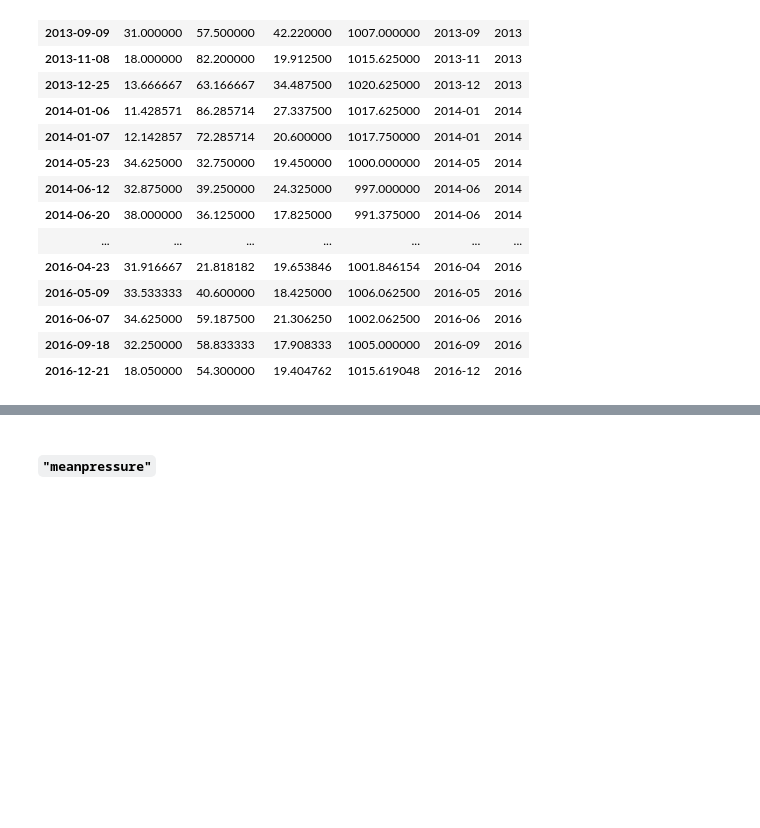
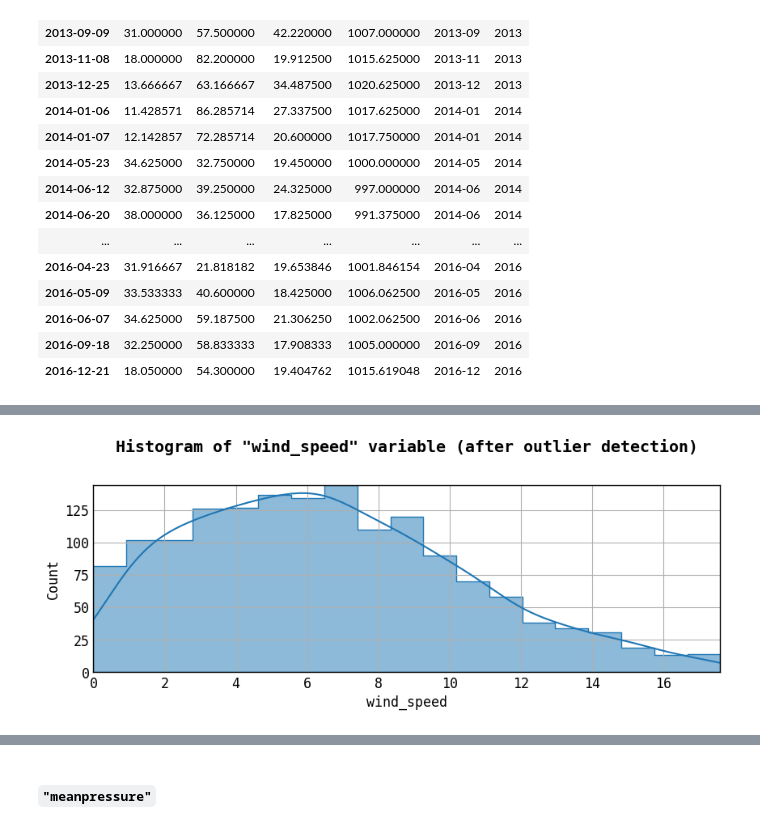
Before and after one commit to marcocolognesi/Weather_Forecast, a Jupyter notebook: project.ipynb, the cells around one changed output, grey strips where cells are left out. Cells and saved outputs as stored; diff of their text form; code cells hidden in the pictures; blank space fills up the shorter version.

```diff
--- a/project.ipynb
+++ b/project.ipynb
@@ -624,0 +655,8 @@ For more information: https://en.wikipedia.org/wiki/Beaufort_scale
+# %%
+plt.figure(figsize=(10,3))
+plt.title('Histogram of "wind_speed" variable (after outlier detection)', weight='bold')
+sns.histplot(data=merged_df, x='wind_speed', kde=True, element='step')
+plt.grid()
+plt.show()
+# %% [output]
+[figure, added]
```
Also changed, not shown: parts of 19 cells of this notebook.
